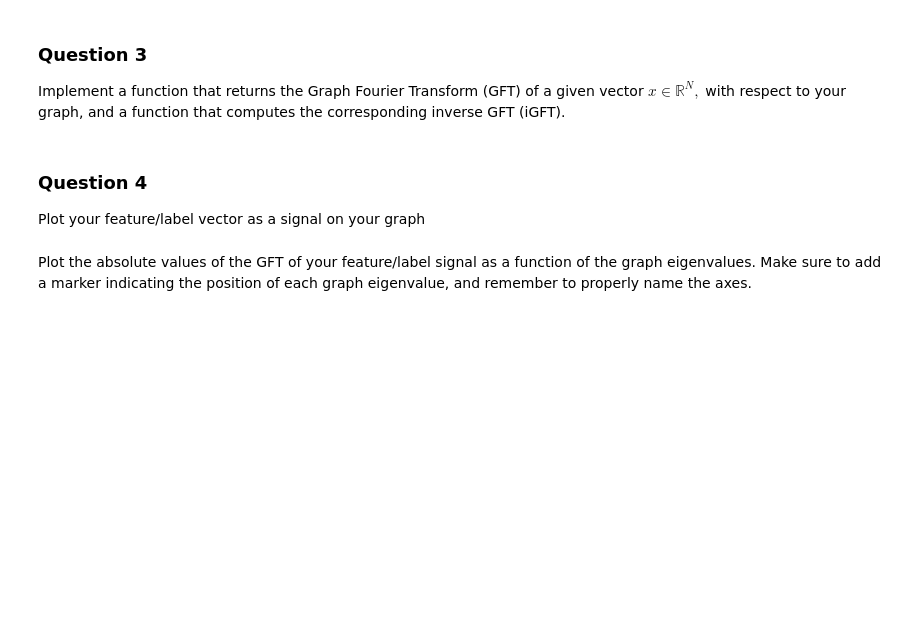
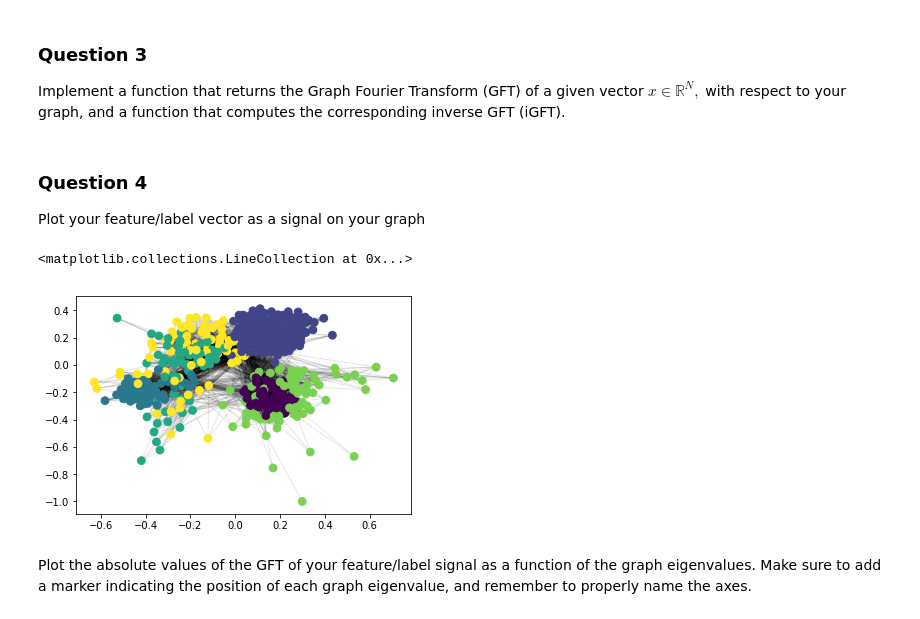
Before and after one commit to csordas1020/NTDS_group_6, a Jupyter notebook: milestones/4_graph_signal_processing.ipynb, the cells around one changed output. Cells and saved outputs as stored; diff of their text form; code cells hidden in the pictures; blank space fills up the shorter version.

```diff
--- a/milestones/4_graph_signal_processing.ipynb
+++ b/milestones/4_graph_signal_processing.ipynb
@@ -84,11 +85,11 @@ Import those objects in the cell below (or recompute the Laplacian and Gradient
 
 _Note_: If your features/labels are not floating-point numbers, please convert them. For example, if your data has labels "cat" and "dog" for nodes that represent cats or dogs, respectively, you may assign the number `1.0` for the label "cat" and the number `-1.0` for the label "dog".
 # %%
-adjacency =  np.load("adjacency.npy")
+adjacency =  np.load("adjacency_th.npy")
 adjacency_unweighted = np.copy(adjacency)
 adjacency_unweighted[adjacency_unweighted!=0]=1
-degrees = np.sum(adjacency_unweighted, axis = 0)
-n_nodes = adjacency_unweighted.shape[0]
+degrees = np.sum(adjacency, axis = 0)
+n_nodes = adjacency.shape[0]
 
 adjacency_csr = sparse.csr_matrix(adjacency_unweighted);
 degree_matrix_csc = sparse.diags(degrees,format = "csc");
@@ -217,2 +240,11 @@ Plot your feature/label vector as a signal on your graph
+# %%
+import networkx as nx
+graph = nx.from_scipy_sparse_matrix(adjacency_csr)
+coords = nx.spring_layout(graph)  # Force-directed layout.
+nx.draw_networkx_nodes(graph, coords, node_size=60,node_color=labels)
+nx.draw_networkx_edges(graph, coords, alpha=0.1)
+# %% [output]
+<matplotlib.collections.LineCollection at 0x...>
+[figure, added]
 # %% [markdown]
 Plot the absolute values of the GFT of your feature/label signal as a function of the graph eigenvalues. Make sure to add a marker indicating the position of each graph eigenvalue, and remember to properly name the axes.
```
Also changed, not shown: parts of 16 cells of this notebook.
